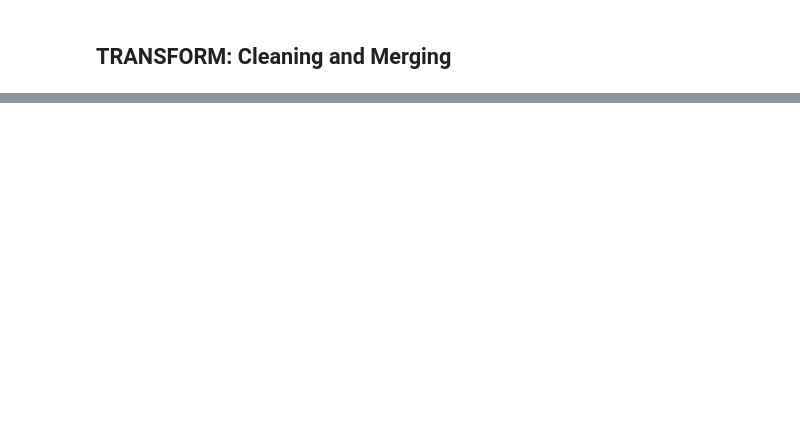
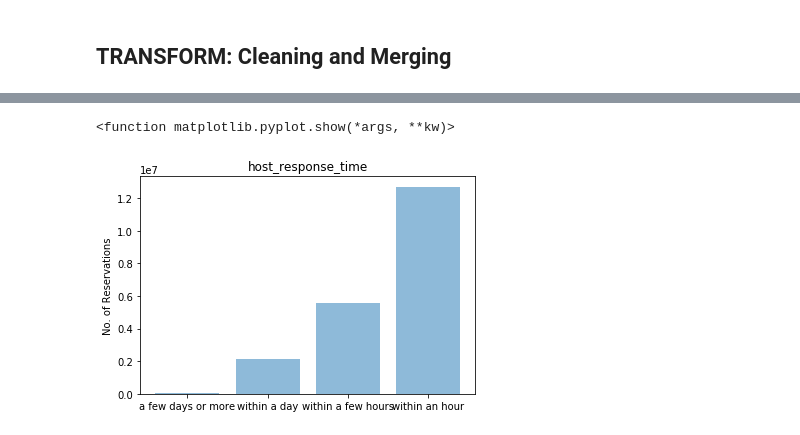
Before and after one commit to pganorka1/ETL_Project, a Jupyter notebook: project2.ipynb, the cells around one changed output, grey strips where cells are left out. Cells and saved outputs as stored; diff of their text form; code cells hidden in the pictures; blank space fills up the shorter version.

```diff
--- a/project2.ipynb
+++ b/project2.ipynb
@@ -379,0 +323,3 @@ NameError: name 'df' is not defined
+# %%
+y_pos=mergealr_table.groupby(['host_response_time']).count()
+y_pos
@@ -379,0 +333,3 @@ NameError: name 'df' is not defined
+# %%
+No_of_reservation=y_pos["listing_id"]
+x=y_pos.index
@@ -379,0 +339,20 @@ NameError: name 'df' is not defined
+# %%
+#host_response_time=mergealr_table['host_response_time']
+#host_response_time = ('within an hour', 'within a few hours', 'within a day', 'a few days or more')
+#y_poss = np.arange(len(host_response_time))
+#y_pos = groupby(mergealr_table['host_response_time']).count()
+
+plt.bar(x,No_of_reservation,align='center', alpha=0.5)
+#plt.xticks(y_pos, host_response_time)
+plt.ylabel('No. of Reservations')
+plt.title('host_response_time')
+
+
+#price=mergealr_table['price_x($)']
+
+
+#plt.bar(host_response_time,price)
+plt.show
+# %% [output]
+<function matplotlib.pyplot.show(*args, **kw)>
+[figure, added]
```
Also changed, not shown: parts of 64 cells of this notebook.
